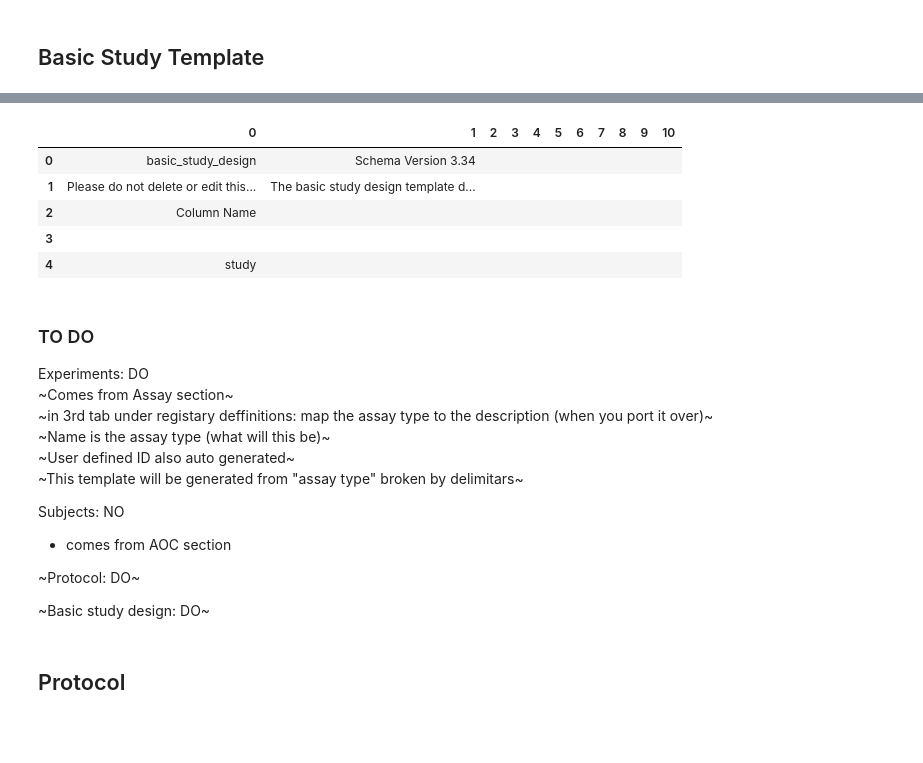
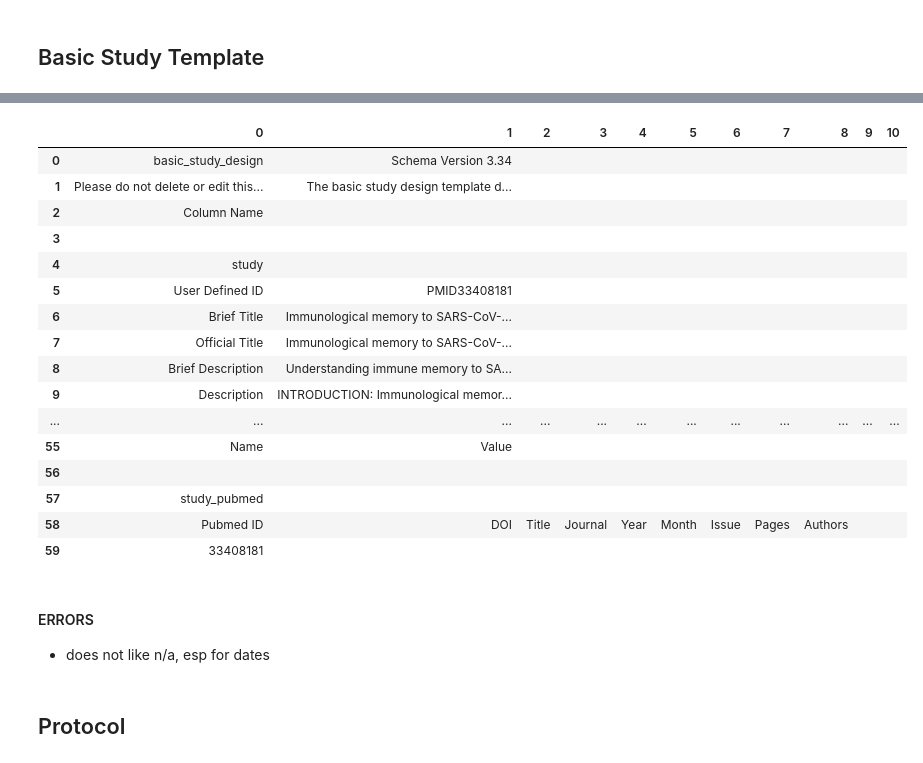
Before and after one commit to liualg/SeroNet, a Jupyter notebook: seronetTemplates/SeroNet_to_ImmPort.ipynb, the cells around one changed output, grey strips where cells are left out. Drawn from its saved outputs; the diff is of its cells as text; code cells hidden in the pictures; blank space fills up the shorter version.

Commit message:
update on dataclass and porting
updated validators
updated 5 split from SeroNet to ImmPort

```diff
--- a/seronetTemplates/SeroNet_to_ImmPort.ipynb
+++ b/seronetTemplates/SeroNet_to_ImmPort.ipynb
@@ -269,3 +110,2 @@ class_names = ['study','study_details', 'study_categorization', 'study_design','
 # %%
-sp = get_sections(registry, class_names)
-sp
+sp = seroFxn.get_sections(registry, class_names)
@@ -487,6 +388,0 @@ class test:
-# %%
-me = test(name = 17.45, dics = 1)
-me
-
-for f in fields(me):
-    print(getattr(me, f.name) is None)
@@ -516,4 +408,4 @@ shutil.copy(PATH_basic_stdy_template, PATH_pmid_basic_stdy_template)
 basic_stdy_template = load_workbook(PATH_pmid_basic_stdy_template)
 bst_ws = basic_stdy_template['basic_study_design.txt']
 
-se = get_sections(bst_ws, ImmPortClassNames)
+se = seroFxn.get_sections(bst_ws, ImmPortClassNames)
@@ -580,24 +444,37 @@ PROTOCOLS.Name[1]
 # %%
-registryToImmportDict = pd.read_csv(registryToImmportDict_file, header=None, index_col=0, squeeze=True).to_dict()
-registryDict = {**vars(STUDY), **vars(STUDY_DETAILS), **vars(STUDY_CATEGORIZATION), **vars(STUDY_DETAILS), **vars(COD)}
+registryToImmportDict = pd.read_csv(registryToImmportDict_file,
+                                    header=None,
+                                    index_col=0,
+                                    squeeze=True).to_dict()
+
+# registryToImmportDict
+registryDict = {**vars(STUDY),
+                **vars(STUDY_CATEGORIZATION),
+                **vars(STUDY_DESIGN),
+                **vars(STUDY_DETAILS),
+                **vars(STUDY_PUBMED),
+                **vars(IMMUNEEXPOSURE),
+                **vars(COD)}
 
 # Looping through ImmPort Template to get the correct order of the 'study' section
 for se_number in range(se[0],se[3]):
-#     print(type(temp_ws["A"][se_number].value))
+
     if temp_ws["A"][se_number].value != None and registryToImmportDict.get(temp_ws["A"][se_number].value) != None:
+#         print(temp_ws["A"][se_number].value)
 
         # Using a mapping key + using info in our classes to map the data
-        reg_key = registryToImmportDict.get(temp_ws["A"][se_number].value).replace(' ',"_")
-
+        print(temp_ws["A"][se_number].value)
+        reg_key = registryToImmportDict.get(temp_ws["A"][se_number].value).strip().replace(' ',"_").replace('*',"")
+#         print(registryDict.get(reg_key))
         try:
             # If input is a list, we will turn it into a string (since it can be a list)
             if type(registryDict.get(reg_key)) == list:
                 temp_ws["B"][se_number].value = ', '.join(registryDict.get(reg_key))
             else:
-                temp_ws["B"][se_number].value = registryDict.get(reg_key)
+                temp_ws["B"][se_number].value = registryDict.get(reg_key.replace('-',"_"))
 
         except:
             print(f"{reg_key} did not work")
 
 #     else:
-#         print('Row')
+#         print('blank')
@@ -604,11 +499,22 @@ for se_number in range(se[0],se[3]):
 # %%
 bsd = pd.DataFrame(temp_ws.values).replace({None: '', 'None': ''})
-bsd.head()
+bsd
 # %% [output]
 |  | 0 | 1 | 2 | 3 | 4 | 5 | 6 | 7 | 8 | 9 | 10 |
 | 0 | basic_study_design | Schema Version 3.34 |  |  |  |  |  |  |  |  |  |
 | 1 | Please do not delete or edit this... | The basic study design template d... |  |  |  |  |  |  |  |  |  |
 | 2 | Column Name |  |  |  |  |  |  |  |  |  |  |
 | 3 |  |  |  |  |  |  |  |  |  |  |  |
 | 4 | study |  |  |  |  |  |  |  |  |  |  |
+| 5 | User Defined ID | PMID33408181 |  |  |  |  |  |  |  |  |  |
+| 6 | Brief Title | Immunological memory to SARS-CoV-... |  |  |  |  |  |  |  |  |  |
+| 7 | Official Title | Immunological memory to SARS-CoV-... |  |  |  |  |  |  |  |  |  |
+| 8 | Brief Description | Understanding immune memory to SA... |  |  |  |  |  |  |  |  |  |
+| 9 | Description | INTRODUCTION: Immunological memor... |  |  |  |  |  |  |  |  |  |
+| ... | ... | ... | ... | ... | ... | ... | ... | ... | ... | ... | ... |
+| 55 | Name | Value |  |  |  |  |  |  |  |  |  |
+| 56 |  |  |  |  |  |  |  |  |  |  |  |
+| 57 | study_pubmed |  |  |  |  |  |  |  |  |  |  |
+| 58 | Pubmed ID | DOI | Title | Journal | Year | Month | Issue | Pages | Authors |  |  |
+| 59 | 33408181 |  |  |  |  |  |  |  |  |  |  |
 # %%
@@ -620,18 +526,6 @@ bsd.to_csv(os.path.join(OUT_DIR, f'PMID{PMID}_study.txt'), index=False, header =
-# %% [markdown]
-### TO DO ###
-Experiments: DO<br>
-~Comes from Assay section~<br>
-~in 3rd tab under registary deffinitions: map the assay type to the description (when you port it over)~<br>
-~Name is the assay type (what will this be)~<br>
-~User defined ID also auto generated~<br>
-~This template will be generated from "assay type" broken by delimitars~ <br>
-
-Subjects: NO
-- comes from AOC section
-
-~Protocol: DO~
-
-~Basic study design: DO~
+# %% [markdown]
+#### ERRORS
+- does not like n/a, esp for dates
 # %% [markdown]
 ## Protocol ##
 # %%
```
Also changed, not shown: parts of 48 cells of this notebook, 42 other files.
